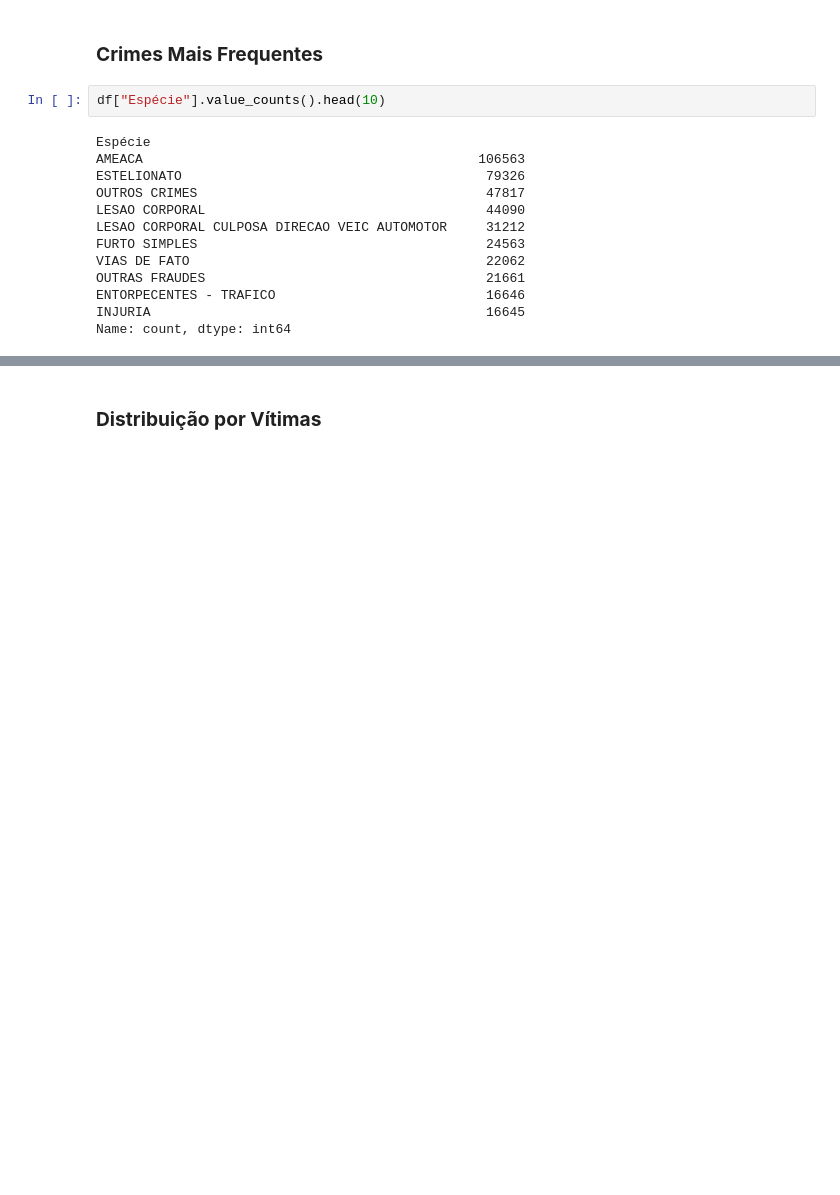
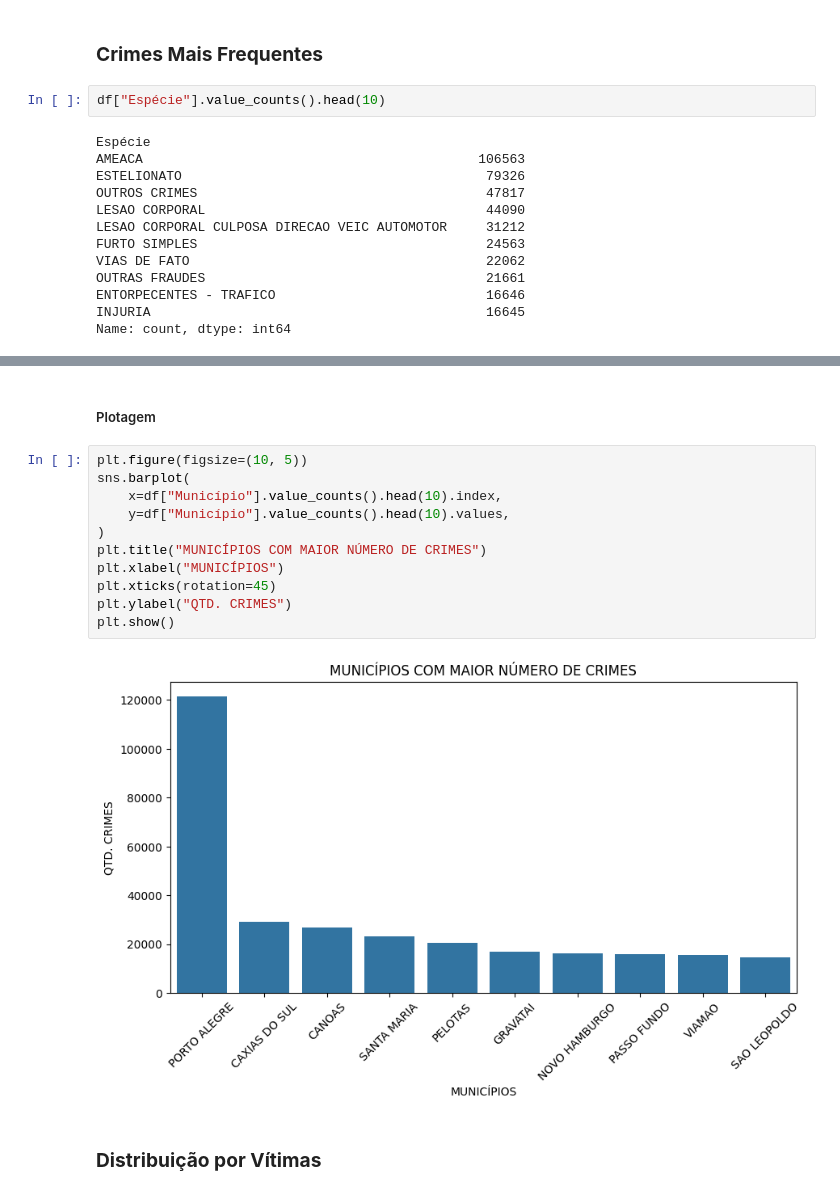
Before and after one commit to germanocastanho/crime-analysis, a Jupyter notebook: crimes.ipynb, the cells around one changed output, grey strips where cells are left out. Saved outputs shown, nothing was run; the diff lists cells and outputs as text; blank space fills up the shorter version.

```diff
--- a/crimes.ipynb
+++ b/crimes.ipynb
@@ -42,2 +84,17 @@ Name: count, dtype: int64
+# %% [markdown]
+##### Plotagem
+# %%
+plt.figure(figsize=(10, 5))
+sns.barplot(
+    x=df["Município"].value_counts().head(10).index,
+    y=df["Município"].value_counts().head(10).values,
+)
+plt.title("MUNICÍPIOS COM MAIOR NÚMERO DE CRIMES")
+plt.xlabel("MUNICÍPIOS")
+plt.xticks(rotation=45)
+plt.ylabel("QTD. CRIMES")
+plt.show()
+# %% [output]
+[figure, added]
 # %% [markdown]
 ### **Distribuição por Vítimas**
```
Also changed, not shown: parts of 9 cells of this notebook.
